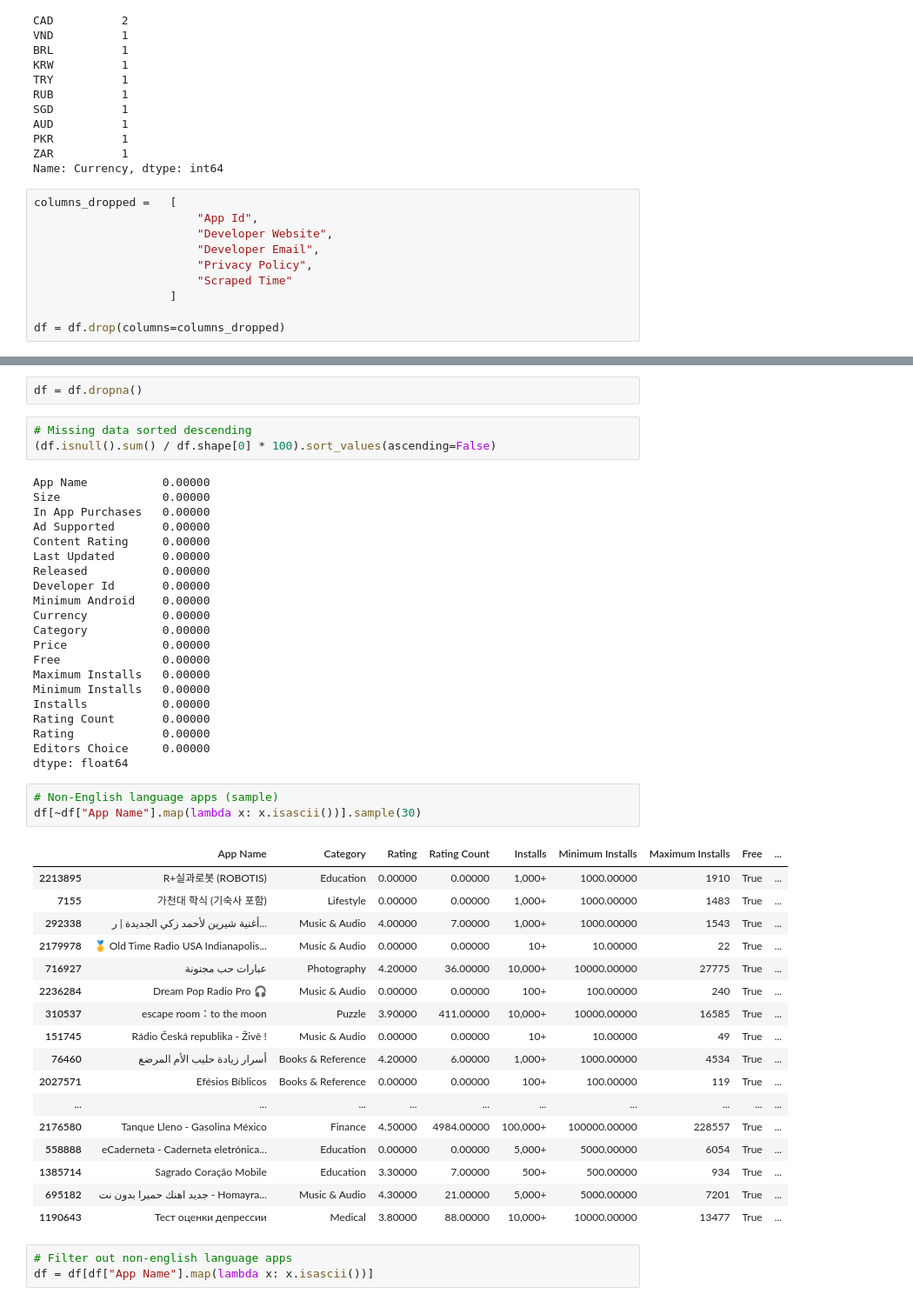
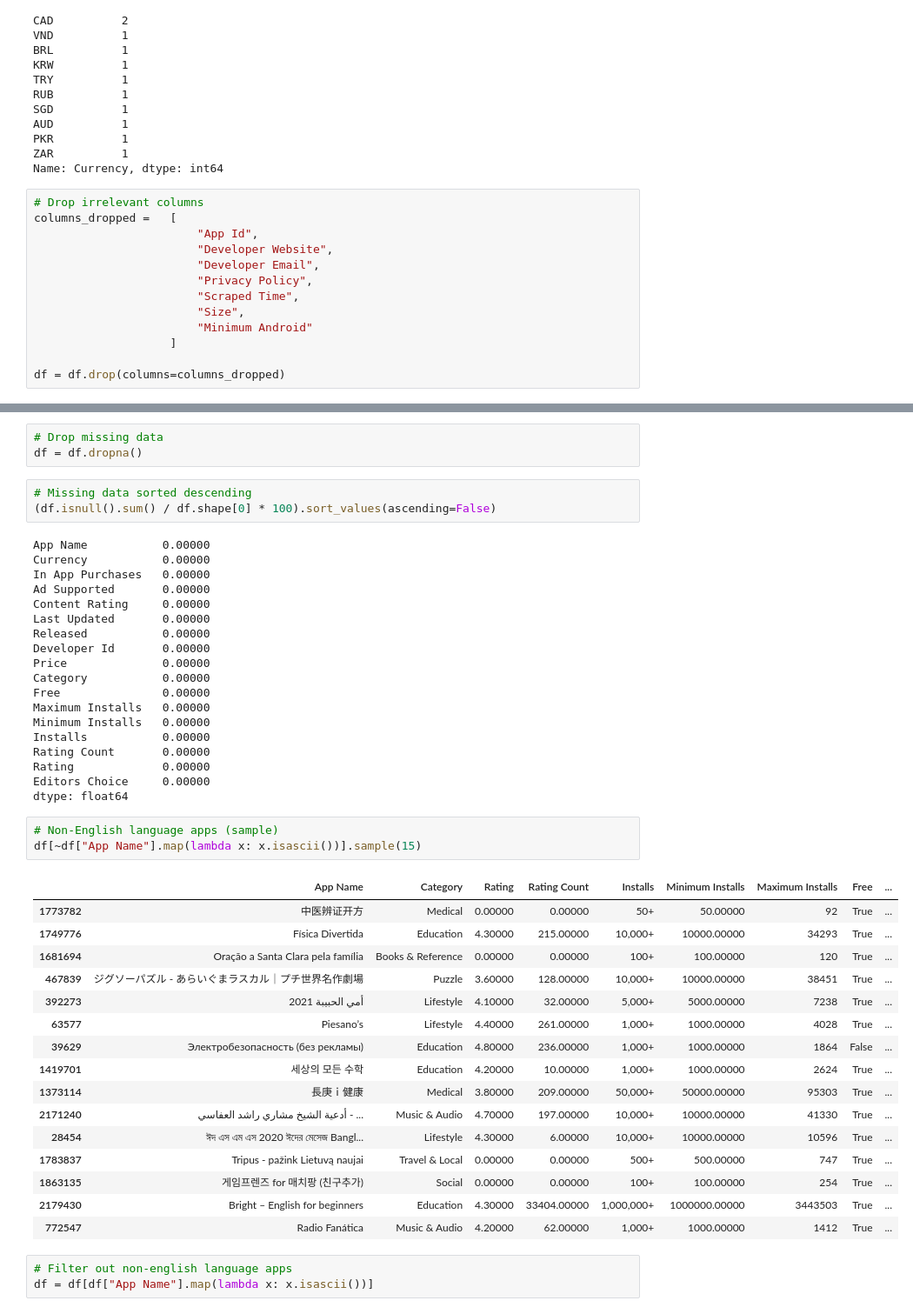
Before and after one commit to paul-trood/Portfolio-Mobile_app_recommendations, a Jupyter notebook: google_play_eda.ipynb, the cells around one changed output, grey strips where cells are left out. Shown at 87% size. Saved outputs shown, nothing was run; the diff lists cells and outputs as text.

```diff
--- a/google_play_eda.ipynb
+++ b/google_play_eda.ipynb
@@ -222,12 +233,15 @@ PKR          1
 ZAR          1
 Name: Currency, dtype: int64
 # %%
+# Drop irrelevant columns
 columns_dropped =   [
                         "App Id",
                         "Developer Website",
                         "Developer Email",
                         "Privacy Policy",
-                        "Scraped Time"
+                        "Scraped Time",
+                        "Size",
+                        "Minimum Android"
                     ]
 
 df = df.drop(columns=columns_dropped)
@@ -240,21 +251,20 @@ string[python]
-# %%
-df = df.dropna()
+# %%
+# Drop missing data
+df = df.dropna()
 # %%
 # Missing data sorted descending
 (df.isnull().sum() / df.shape[0] * 100).sort_values(ascending=False)
 # %% [output]
 App Name           0.00000
-Size               0.00000
+Currency           0.00000
 In App Purchases   0.00000
 Ad Supported       0.00000
 Content Rating     0.00000
 Last Updated       0.00000
 Released           0.00000
 Developer Id       0.00000
-Minimum Android    0.00000
-Currency           0.00000
+Price              0.00000
 Category           0.00000
-Price              0.00000
 Free               0.00000
 Maximum Installs   0.00000
 Minimum Installs   0.00000
@@ -265,25 +275,24 @@ Editors Choice     0.00000
 dtype: float64
 # %%
 # Non-English language apps (sample)
-df[~df["App Name"].map(lambda x: x.isascii())].sample(30)
+df[~df["App Name"].map(lambda x: x.isascii())].sample(15)
 # %% [output]
 |  | App Name | Category | Rating | Rating Count | Installs | Minimum Installs | Maximum Installs | Free | ... |
-| 2213895 | R+실과로봇 (ROBOTIS) | Education | 0.00000 | 0.00000 | 1,000+ | 1000.00000 | 1910 | True | ... |
-| 7155 | 가천대 학식 (기숙사 포함) | Lifestyle | 0.00000 | 0.00000 | 1,000+ | 1000.00000 | 1483 | True | ... |
-| 292338 | أغنية شيرين لأحمد زكي الجديدة | ر... | Music & Audio | 4.00000 | 7.00000 | 1,000+ | 1000.00000 | 1543 | True | ... |
-| 2179978 | 🥇 Old Time Radio USA Indianapolis... | Music & Audio | 0.00000 | 0.00000 | 10+ | 10.00000 | 22 | True | ... |
-| 716927 | عبارات حب مجنونة | Photography | 4.20000 | 36.00000 | 10,000+ | 10000.00000 | 27775 | True | ... |
-| 2236284 | Dream Pop Radio Pro 🎧 | Music & Audio | 0.00000 | 0.00000 | 100+ | 100.00000 | 240 | True | ... |
-| 310537 | escape room：to the moon | Puzzle | 3.90000 | 411.00000 | 10,000+ | 10000.00000 | 16585 | True | ... |
-| 151745 | Rádio Česká republika - Živě ! | Music & Audio | 0.00000 | 0.00000 | 10+ | 10.00000 | 49 | True | ... |
-| 76460 | أسرار زيادة حليب الأم المرضع | Books & Reference | 4.20000 | 6.00000 | 1,000+ | 1000.00000 | 4534 | True | ... |
-| 2027571 | Efésios Bíblicos | Books & Reference | 0.00000 | 0.00000 | 100+ | 100.00000 | 119 | True | ... |
-| ... | ... | ... | ... | ... | ... | ... | ... | ... | ... |
-| 2176580 | Tanque Lleno - Gasolina México | Finance | 4.50000 | 4984.00000 | 100,000+ | 100000.00000 | 228557 | True | ... |
-| 558888 | eCaderneta - Caderneta eletrónica... | Education | 0.00000 | 0.00000 | 5,000+ | 5000.00000 | 6054 | True | ... |
-| 1385714 | Sagrado Coração Mobile | Education | 3.30000 | 7.00000 | 500+ | 500.00000 | 934 | True | ... |
-| 695182 | جديد اهنك حميرا بدون نت - Homayra... | Music & Audio | 4.30000 | 21.00000 | 5,000+ | 5000.00000 | 7201 | True | ... |
-| 1190643 | Тест оценки депрессии | Medical | 3.80000 | 88.00000 | 10,000+ | 10000.00000 | 13477 | True | ... |
+| 1773782 | 中医辨证开方 | Medical | 0.00000 | 0.00000 | 50+ | 50.00000 | 92 | True | ... |
+| 1749776 | Física Divertida | Education | 4.30000 | 215.00000 | 10,000+ | 10000.00000 | 34293 | True | ... |
+| 1681694 | Oração a Santa Clara pela família | Books & Reference | 0.00000 | 0.00000 | 100+ | 100.00000 | 120 | True | ... |
+| 467839 | ジグソーパズル - あらいぐまラスカル｜プチ世界名作劇場 | Puzzle | 3.60000 | 128.00000 | 10,000+ | 10000.00000 | 38451 | True | ... |
+| 392273 | أمي الحبيبة 2021 | Lifestyle | 4.10000 | 32.00000 | 5,000+ | 5000.00000 | 7238 | True | ... |
+| 63577 | Piesano’s | Lifestyle | 4.40000 | 261.00000 | 1,000+ | 1000.00000 | 4028 | True | ... |
+| 39629 | Электробезопасность (без рекламы) | Education | 4.80000 | 236.00000 | 1,000+ | 1000.00000 | 1864 | False | ... |
+| 1419701 | 세상의 모든 수학 | Education | 4.20000 | 10.00000 | 1,000+ | 1000.00000 | 2624 | True | ... |
+| 1373114 | 長庚ｉ健康 | Medical | 3.80000 | 209.00000 | 50,000+ | 50000.00000 | 95303 | True | ... |
+| 2171240 | أدعية الشيخ مشاري راشد العفاسي - ... | Music & Audio | 4.70000 | 197.00000 | 10,000+ | 10000.00000 | 41330 | True | ... |
+| 28454 | ঈদ এস এম এস 2020 ঈদের মেসেজ Bangl... | Lifestyle | 4.30000 | 6.00000 | 10,000+ | 10000.00000 | 10596 | True | ... |
+| 1783837 | Tripus - pažink Lietuvą naujai | Travel & Local | 0.00000 | 0.00000 | 500+ | 500.00000 | 747 | True | ... |
+| 1863135 | 게임프렌즈 for 매치팡 (친구추가) | Social | 0.00000 | 0.00000 | 100+ | 100.00000 | 254 | True | ... |
+| 2179430 | Bright – English for beginners | Education | 4.30000 | 33404.00000 | 1,000,000+ | 1000000.00000 | 3443503 | True | ... |
+| 772547 | Radio Fanática | Music & Audio | 4.20000 | 62.00000 | 1,000+ | 1000.00000 | 1412 | True | ... |
 # %%
 # Filter out non-english language apps
 df = df[df["App Name"].map(lambda x: x.isascii())]
```
Also changed, not shown: parts of 49 cells of this notebook.
